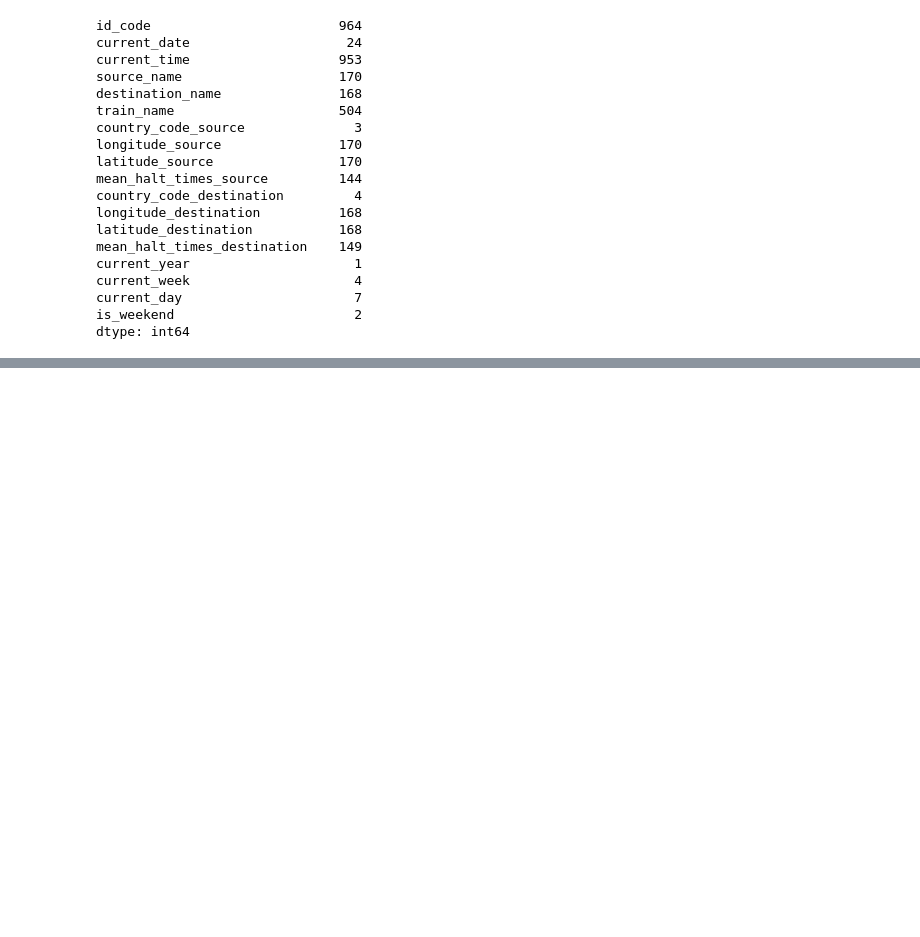
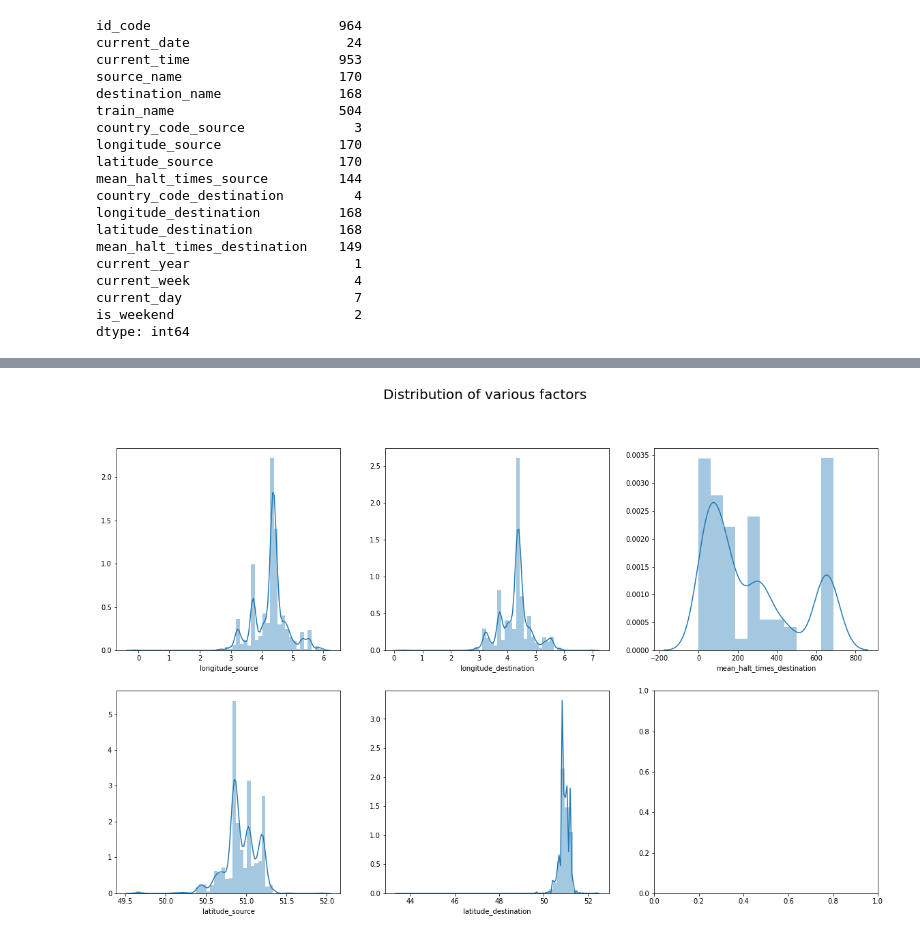
Before and after one commit to shreayan98c/Hitachi-Hiring-Challenge, a Jupyter notebook: classifier.ipynb, the cells around one changed output, grey strips where cells are left out. Saved outputs shown, nothing was run; the diff lists cells and outputs as text; code cells hidden in the pictures; blank space fills up the shorter version.

```diff
--- a/classifier.ipynb
+++ b/classifier.ipynb
@@ -239,0 +305,12 @@ test_data = test_data.drop(col_list, axis=1)
+# %%
+# Plotting a boxplot to study the distribution of features
+fig,ax = plt.subplots(2,3, figsize=(20,12))
+plt.suptitle("Distribution of various factors", fontsize=20)
+sns.distplot(train_data['longitude_source'], ax = ax[0,0])
+sns.distplot(train_data['longitude_destination'], ax = ax[0,1])
+sns.distplot(train_data['latitude_source'], ax = ax[1,0])
+sns.distplot(train_data['latitude_destination'], ax = ax[1,1])
+sns.distplot(train_data['mean_halt_times_destination'], ax = ax[0,2])
+plt.show()
+# %% [output]
+[figure, added]
```
Also changed, not shown: parts of 20 cells of this notebook.
